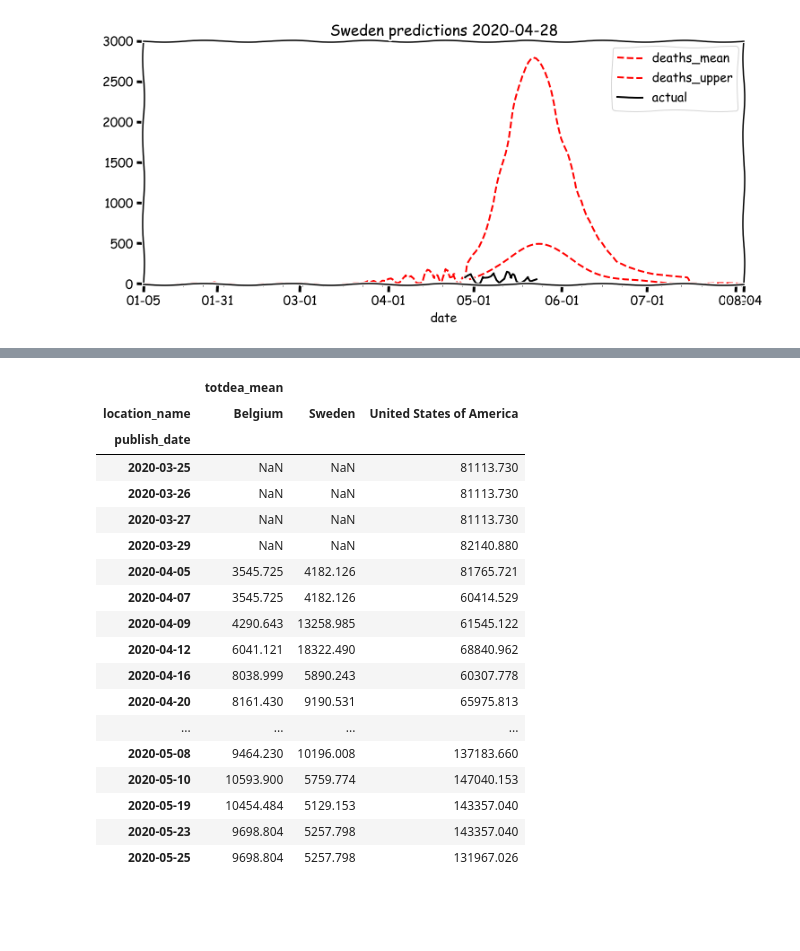
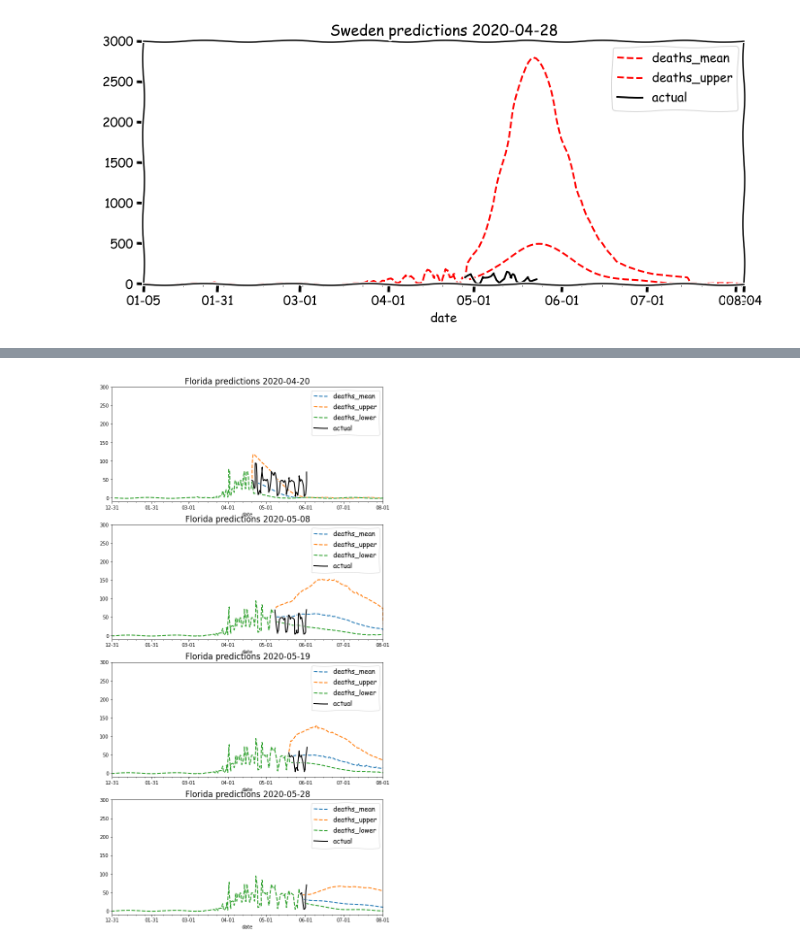
Before and after one commit to mrichard91/ihme_model_notebook, a Jupyter notebook: IHME regression.ipynb, the cells around one changed output, grey strips where cells are left out. Saved outputs shown, nothing was run; the diff lists cells and outputs as text; code cells hidden in the pictures; blank space fills up the shorter version.

```diff
--- a/IHME regression.ipynb
+++ b/IHME regression.ipynb
@@ -136,24 +137,34 @@ for (pred_date, ax) in zip(dates, axs):
-# %%
-df[df.location_name.isin(['Sweden', 'United States of America', 'Belgium'])].\
-   groupby(['publish_date', 'location_name']).\
-   agg({'totdea_mean': 'max', }).unstack()
-# %% [output]
-|  | totdea_mean |  |  |
-| location_name | Belgium | Sweden | United States of America |
-| publish_date |  |  |  |
-| 2020-03-25 | NaN | NaN | 81113.730 |
-| 2020-03-26 | NaN | NaN | 81113.730 |
-| 2020-03-27 | NaN | NaN | 81113.730 |
-| 2020-03-29 | NaN | NaN | 82140.880 |
-| 2020-04-05 | 3545.725 | 4182.126 | 81765.721 |
-| 2020-04-07 | 3545.725 | 4182.126 | 60414.529 |
-| 2020-04-09 | 4290.643 | 13258.985 | 61545.122 |
-| 2020-04-12 | 6041.121 | 18322.490 | 68840.962 |
-| 2020-04-16 | 8038.999 | 5890.243 | 60307.778 |
-| 2020-04-20 | 8161.430 | 9190.531 | 65975.813 |
-| ... | ... | ... | ... |
-| 2020-05-08 | 9464.230 | 10196.008 | 137183.660 |
-| 2020-05-10 | 10593.900 | 5759.774 | 147040.153 |
-| 2020-05-19 | 10454.484 | 5129.153 | 143357.040 |
-| 2020-05-23 | 9698.804 | 5257.798 | 143357.040 |
-| 2020-05-25 | 9698.804 | 5257.798 | 131967.026 |
+# %%
+# what happened in Florida? 4 weeks ago someone used the chart to make a point, did it work?
+# https://floridapolitics.com/archives/331753-peak-of-daily-covid-19-deaths-still-in-floridas-future-model-shows
+dates = ['2020-04-20', '2020-05-08', '2020-05-19', '2020-05-28']
+latest_date = '2020-06-03'
+country = 'Florida'
+fig, axs = plt.subplots(len(dates), figsize=(10, len(dates)*5))
+logy = False
+for (pred_date, ax) in zip(dates, axs):
+    with plt.xkcd():
+        # predictions from a specific date
+        df.loc[
+            (df.location_name==country)&(df.publish_date==pred_date),
+            ['date', 'deaths_mean', 'deaths_upper', 'deaths_lower']
+        ].set_index('date').\
+            plot(
+                logy=logy,
+                style=['--','--','--'],
+                ax=ax
+            )
+
+        # now this is actual deaths from pre_date through latest_date
+        df.loc[
+            (df.location_name==country)&(df.publish_date==latest_date)&(df.deaths_lower==df.deaths_upper)&
+            (df.date>=pd.Timestamp(pred_date))&(df.date<pd.Timestamp(latest_date)),
+            ['date', 'deaths_upper']
+        ].set_index('date').rename(columns={'deaths_upper': 'actual'}).\
+            plot(ax=ax, logy=logy, style=['k'])
+        ax.xaxis.set_major_formatter(mdates.DateFormatter('%m-%d'))
+        ax.set_ylim(-10, 300)
+        ax.set_xlim(pd.Timestamp('2020-01-01'), pd.Timestamp('2020-08-01'))
+        ax.set_title(f'{country} predictions {pred_date}')
+# %% [output]
+[figure, added]
```
Also changed, not shown: parts of 5 cells of this notebook.
